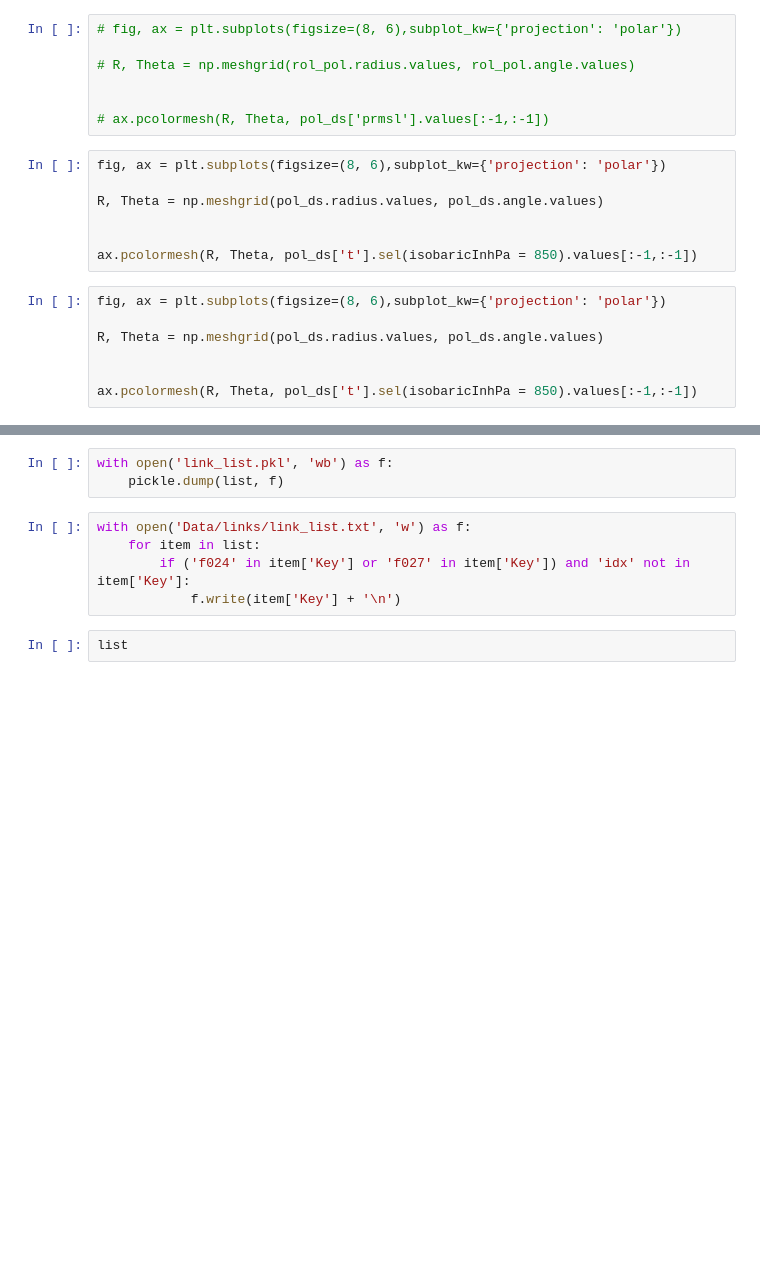
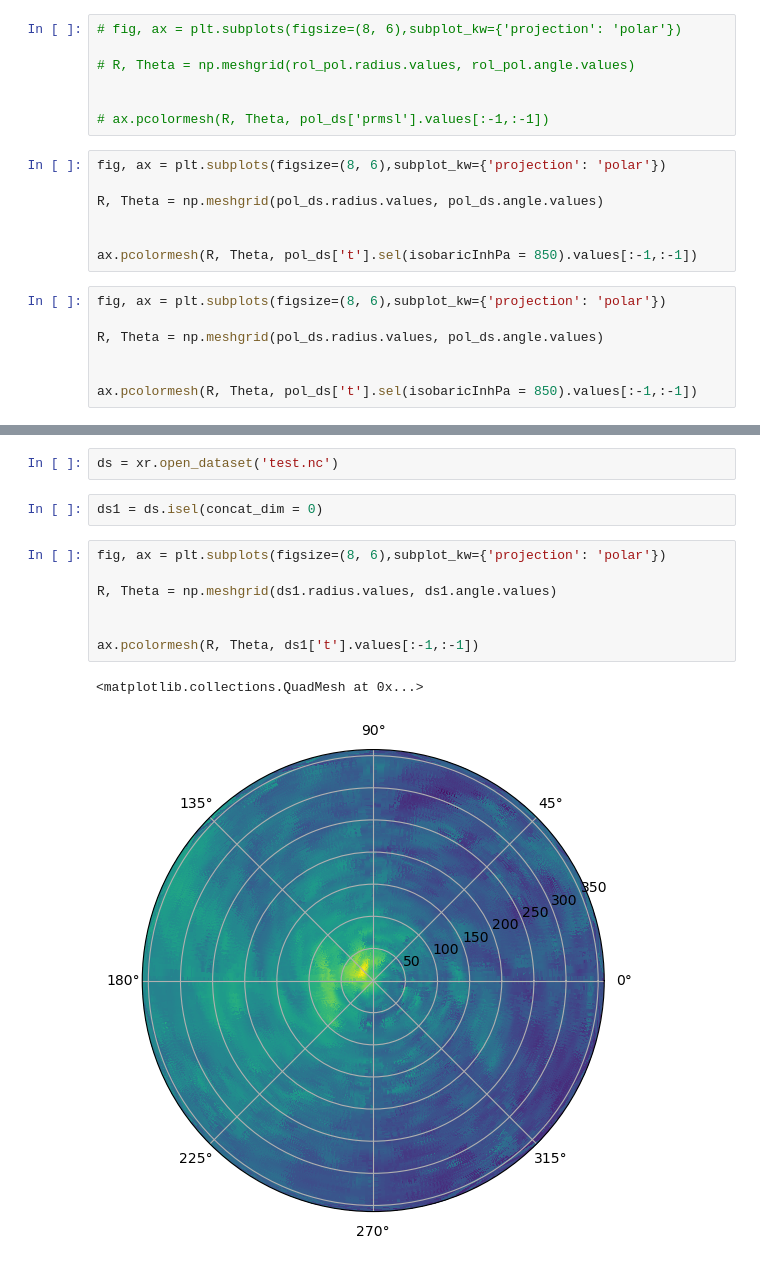
Before and after one commit to ArcticOctopi/Dimensional-Reduction-in-Tropical-Cyclones, a Jupyter notebook: scratchpad.ipynb, the cells around one changed output, grey strips where cells are left out. Saved outputs shown, nothing was run; the diff lists cells and outputs as text; blank space fills up the shorter version.

```diff
--- a/scratchpad.ipynb
+++ b/scratchpad.ipynb
@@ -193,10 +166,14 @@ list = list_s3_files('noaa-nws-hafs-pds', prefix = 'hfsa')
-# %%
-with open('link_list.pkl', 'wb') as f:
-    pickle.dump(list, f)
-# %%
-with open('Data/links/link_list.txt', 'w') as f:
-    for item in list:
-        if ('f024' in item['Key'] or 'f027' in item['Key']) and 'idx' not in item['Key']:
-            f.write(item['Key'] + '\n')
-# %%
-list
+# %%
+ds = xr.open_dataset('test.nc')
+# %%
+ds1 = ds.isel(concat_dim = 0)
+# %%
+fig, ax = plt.subplots(figsize=(8, 6),subplot_kw={'projection': 'polar'})
+
+R, Theta = np.meshgrid(ds1.radius.values, ds1.angle.values)
+
+
+ax.pcolormesh(R, Theta, ds1['t'].values[:-1,:-1])
+# %% [output]
+<matplotlib.collections.QuadMesh at 0x...>
+[figure, added]
```
Also changed, not shown: parts of 8 cells of this notebook, 3 other files.
